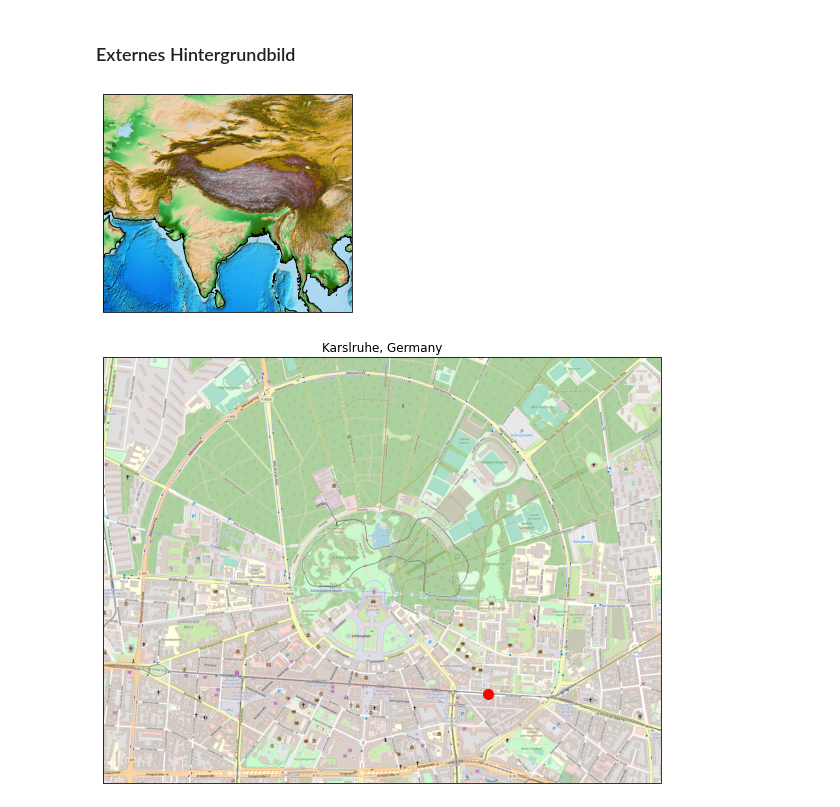
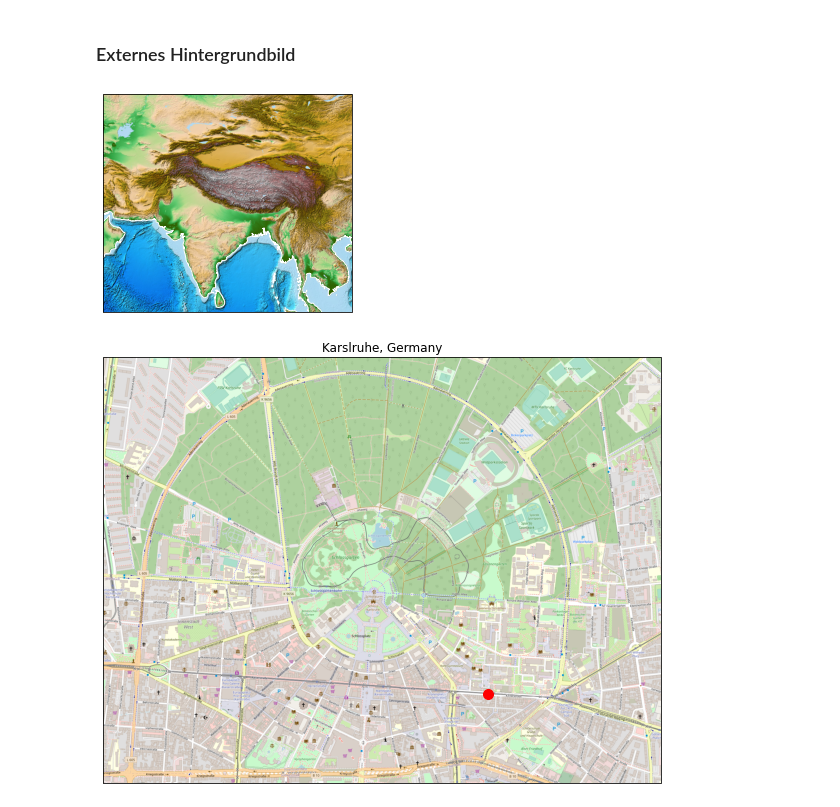
Before and after one commit to KIT-IngGeo/Geodatenanalyse, a Jupyter notebook: tag-4_block-1/geodatenanalyse_4-1-10_vorlesung.ipynb, the cells around one changed output. Drawn from its saved outputs; the diff is of its cells as text; code cells hidden in the pictures.

```diff
--- a/tag-4_block-1/geodatenanalyse_4-1-10_vorlesung.ipynb
+++ b/tag-4_block-1/geodatenanalyse_4-1-10_vorlesung.ipynb
@@ -199,19 +185,19 @@ plt.show()
 # %%
 ax = plt.axes(projection=ccrs.PlateCarree())
 
 # Hintergrundbild
 img = plt.imread('images/color_etopo1_ice_low.jpg')
 ax.imshow(img, origin='upper', extent=(-180, 180, -90, 90), transform=ccrs.PlateCarree())
 
 # Standard Features
 ax.add_feature(cartopy.feature.LAND)
-ax.add_feature(cartopy.feature.COASTLINE)
+ax.add_feature(cartopy.feature.COASTLINE, edgecolor='w')
 
 ax.set_extent([55, 110, 5, 50])
 
 plt.show()
 # %% [output]
-[figure, old version]
+[figure, new version]
 # %%
 import numpy as np
 
```
Also changed, not shown: parts of 22 cells of this notebook, 5 other files.
